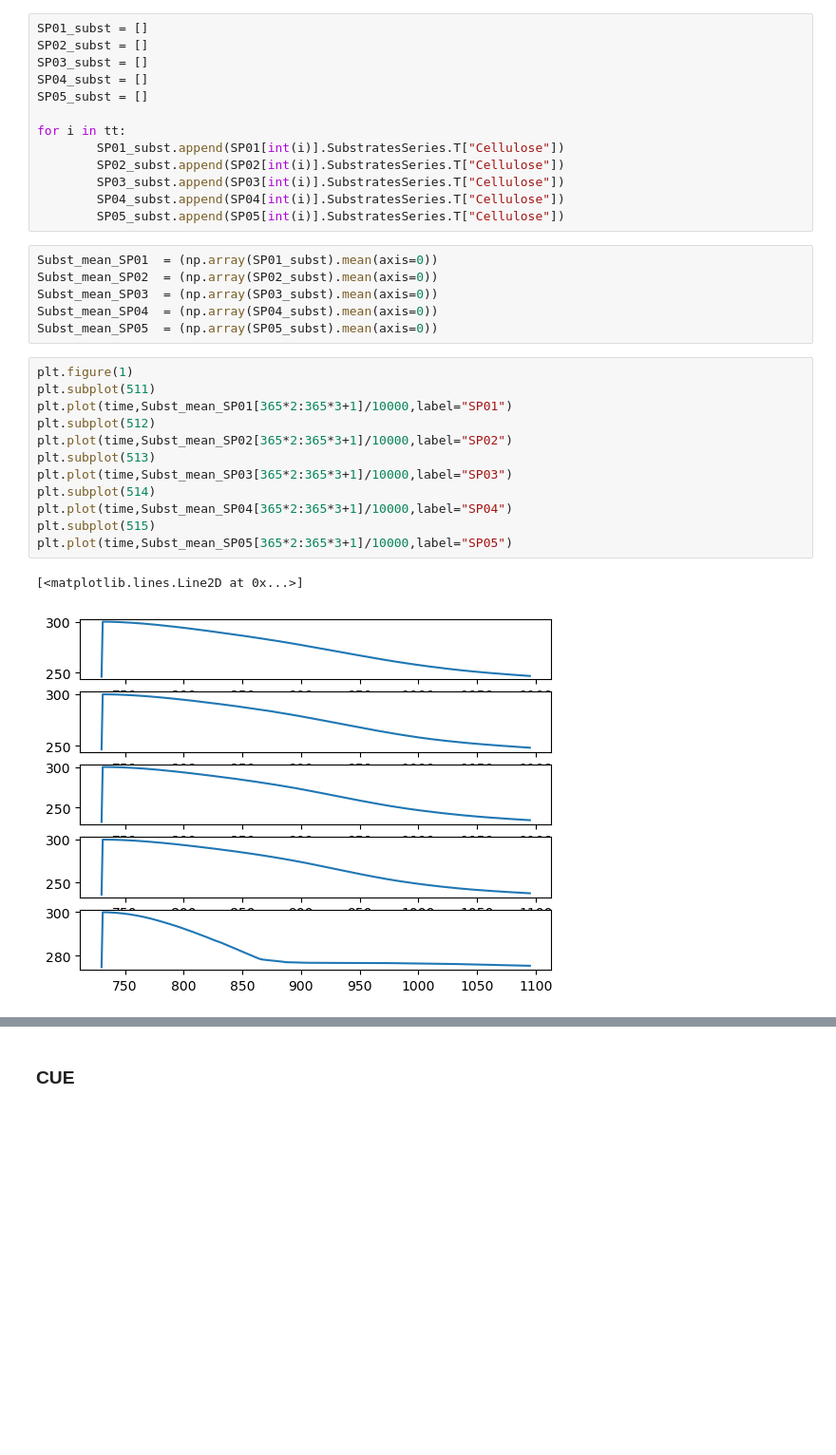
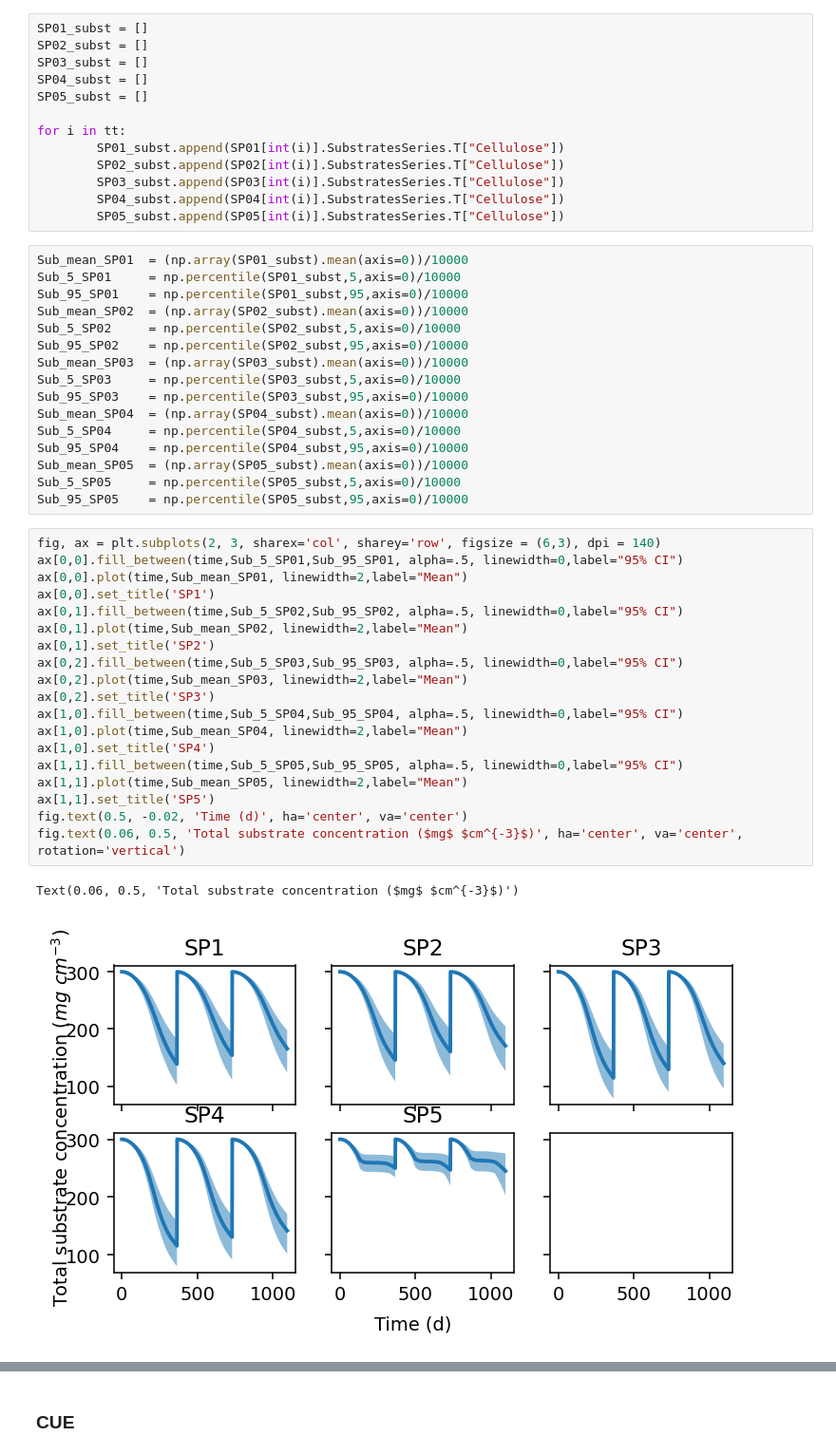
Before and after one commit to Luciana-cloud/DEMENT_gradcatch, a Jupyter notebook: DEMENT/output_cellulose/test_plots.ipynb, the cells around one changed output, grey strips where cells are left out. Shown: that part at 95% size. Drawn from its saved outputs; the diff is of its cells as text; blank space fills up the shorter version.

Commit message:
I am adding some plots to analyze if the model runs are fine

```diff
--- a/DEMENT/output_cellulose/test_plots.ipynb
+++ b/DEMENT/output_cellulose/test_plots.ipynb
@@ -77,23 +94,40 @@ for i in tt:
         SP04_subst.append(SP04[int(i)].SubstratesSeries.T["Cellulose"])
         SP05_subst.append(SP05[int(i)].SubstratesSeries.T["Cellulose"])
 # %%
-Subst_mean_SP01  = (np.array(SP01_subst).mean(axis=0))
-Subst_mean_SP02  = (np.array(SP02_subst).mean(axis=0))
-Subst_mean_SP03  = (np.array(SP03_subst).mean(axis=0))
-Subst_mean_SP04  = (np.array(SP04_subst).mean(axis=0))
-Subst_mean_SP05  = (np.array(SP05_subst).mean(axis=0))
+Sub_mean_SP01  = (np.array(SP01_subst).mean(axis=0))/10000
+Sub_5_SP01     = np.percentile(SP01_subst,5,axis=0)/10000
+Sub_95_SP01    = np.percentile(SP01_subst,95,axis=0)/10000
+Sub_mean_SP02  = (np.array(SP02_subst).mean(axis=0))/10000
+Sub_5_SP02     = np.percentile(SP02_subst,5,axis=0)/10000
+Sub_95_SP02    = np.percentile(SP02_subst,95,axis=0)/10000
+Sub_mean_SP03  = (np.array(SP03_subst).mean(axis=0))/10000
+Sub_5_SP03     = np.percentile(SP03_subst,5,axis=0)/10000
+Sub_95_SP03    = np.percentile(SP03_subst,95,axis=0)/10000
+Sub_mean_SP04  = (np.array(SP04_subst).mean(axis=0))/10000
+Sub_5_SP04     = np.percentile(SP04_subst,5,axis=0)/10000
+Sub_95_SP04    = np.percentile(SP04_subst,95,axis=0)/10000
+Sub_mean_SP05  = (np.array(SP05_subst).mean(axis=0))/10000
+Sub_5_SP05     = np.percentile(SP05_subst,5,axis=0)/10000
+Sub_95_SP05    = np.percentile(SP05_subst,95,axis=0)/10000
 # %%
-plt.figure(1)
-plt.subplot(511)
-plt.plot(time,Subst_mean_SP01[365*2:365*3+1]/10000,label="SP01")
-plt.subplot(512)
-plt.plot(time,Subst_mean_SP02[365*2:365*3+1]/10000,label="SP02")
-plt.subplot(513)
-plt.plot(time,Subst_mean_SP03[365*2:365*3+1]/10000,label="SP03")
-plt.subplot(514)
-plt.plot(time,Subst_mean_SP04[365*2:365*3+1]/10000,label="SP04")
-plt.subplot(515)
-plt.plot(time,Subst_mean_SP05[365*2:365*3+1]/10000,label="SP05")
+fig, ax = plt.subplots(2, 3, sharex='col', sharey='row', figsize = (6,3), dpi = 140)
+ax[0,0].fill_between(time,Sub_5_SP01,Sub_95_SP01, alpha=.5, linewidth=0,label="95% CI")
+ax[0,0].plot(time,Sub_mean_SP01, linewidth=2,label="Mean")
+ax[0,0].set_title('SP1')
+ax[0,1].fill_between(time,Sub_5_SP02,Sub_95_SP02, alpha=.5, linewidth=0,label="95% CI")
+ax[0,1].plot(time,Sub_mean_SP02, linewidth=2,label="Mean")
+ax[0,1].set_title('SP2')
+ax[0,2].fill_between(time,Sub_5_SP03,Sub_95_SP03, alpha=.5, linewidth=0,label="95% CI")
+ax[0,2].plot(time,Sub_mean_SP03, linewidth=2,label="Mean")
+ax[0,2].set_title('SP3')
+ax[1,0].fill_between(time,Sub_5_SP04,Sub_95_SP04, alpha=.5, linewidth=0,label="95% CI")
+ax[1,0].plot(time,Sub_mean_SP04, linewidth=2,label="Mean")
+ax[1,0].set_title('SP4')
+ax[1,1].fill_between(time,Sub_5_SP05,Sub_95_SP05, alpha=.5, linewidth=0,label="95% CI")
+ax[1,1].plot(time,Sub_mean_SP05, linewidth=2,label="Mean")
+ax[1,1].set_title('SP5')
+fig.text(0.5, -0.02, 'Time (d)', ha='center', va='center')
+fig.text(0.06, 0.5, 'Total substrate concentration ($mg$ $cm^{-3}$)', ha='center', va='center', rotation='vertical')
 # %% [output]
-[<matplotlib.lines.Line2D at 0x...>]
+Text(0.06, 0.5, 'Total substrate concentration ($mg$ $cm^{-3}$)')
-[figure, old version]
+[figure, new version]
```
Also changed, not shown: parts of 25 cells of this notebook.
